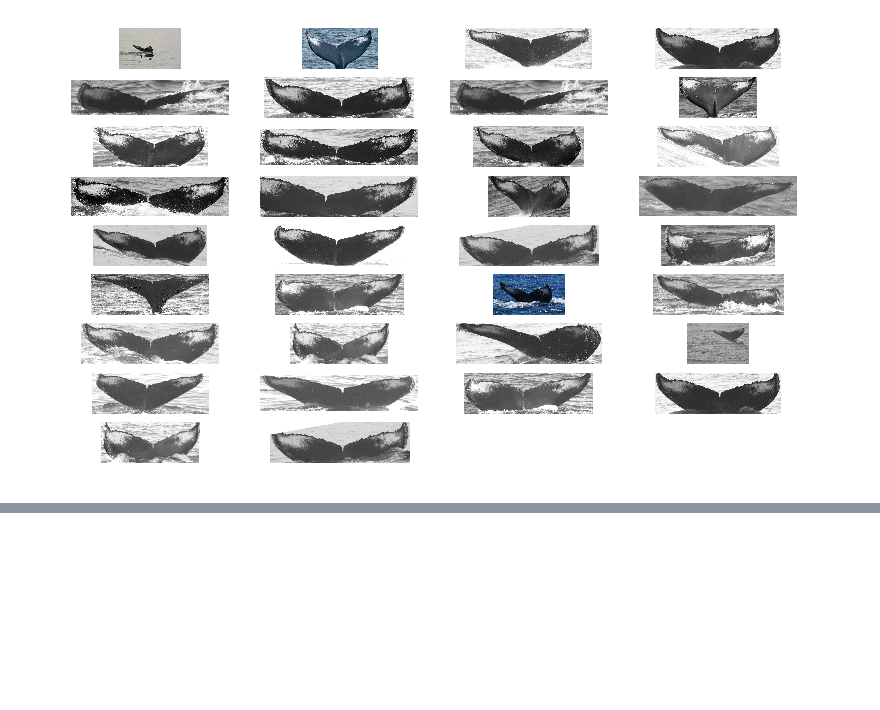
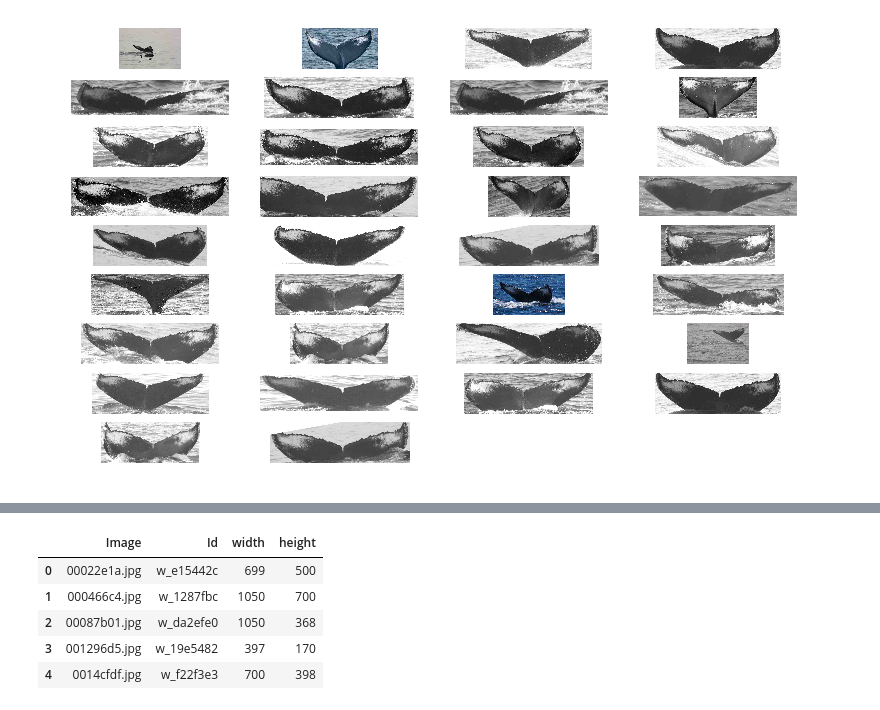
Before and after one commit to Funguser/INFO7390_FinalProject, a Jupyter notebook: Humpback Whale Identifaction.ipynb, the cells around one changed output, grey strips where cells are left out. Drawn from its saved outputs; the diff is of its cells as text; code cells hidden in the pictures; blank space fills up the shorter version.

Commit message:
size get

```diff
--- a/Humpback Whale Identifaction.ipynb
+++ b/Humpback Whale Identifaction.ipynb
@@ -78,2 +80,14 @@ plot_images_for_filenames(list(w_1287fbc['Image']), None, rows=9)
 # %% [output]
 [figure]
+# %%
+def get_size(filename, dataset):
+    filepath = {
+        'train': f'{INPUT_DIR}/train/{filename}',
+    }[dataset]
+    return Image.open(filepath).size
+
+get_size_train = partial(get_size, dataset='train')
+# %%
+with Pool(4) as p:
+    sizes = p.map(get_size_train, train_df['Image'])
+sizes
@@ -79,0 +112,11 @@ plot_images_for_filenames(list(w_1287fbc['Image']), None, rows=9)
+# %%
+train_df['width'] = train_df['height'] = None
+train_df[['width', 'height']] = sizes
+train_df.head()
+# %% [output]
+|  | Image | Id | width | height |
+| 0 | 00022e1a.jpg | w_e15442c | 699 | 500 |
+| 1 | 000466c4.jpg | w_1287fbc | 1050 | 700 |
+| 2 | 00087b01.jpg | w_da2efe0 | 1050 | 368 |
+| 3 | 001296d5.jpg | w_19e5482 | 397 | 170 |
+| 4 | 0014cfdf.jpg | w_f22f3e3 | 700 | 398 |
```
Also changed, not shown: parts of 8 cells of this notebook.
